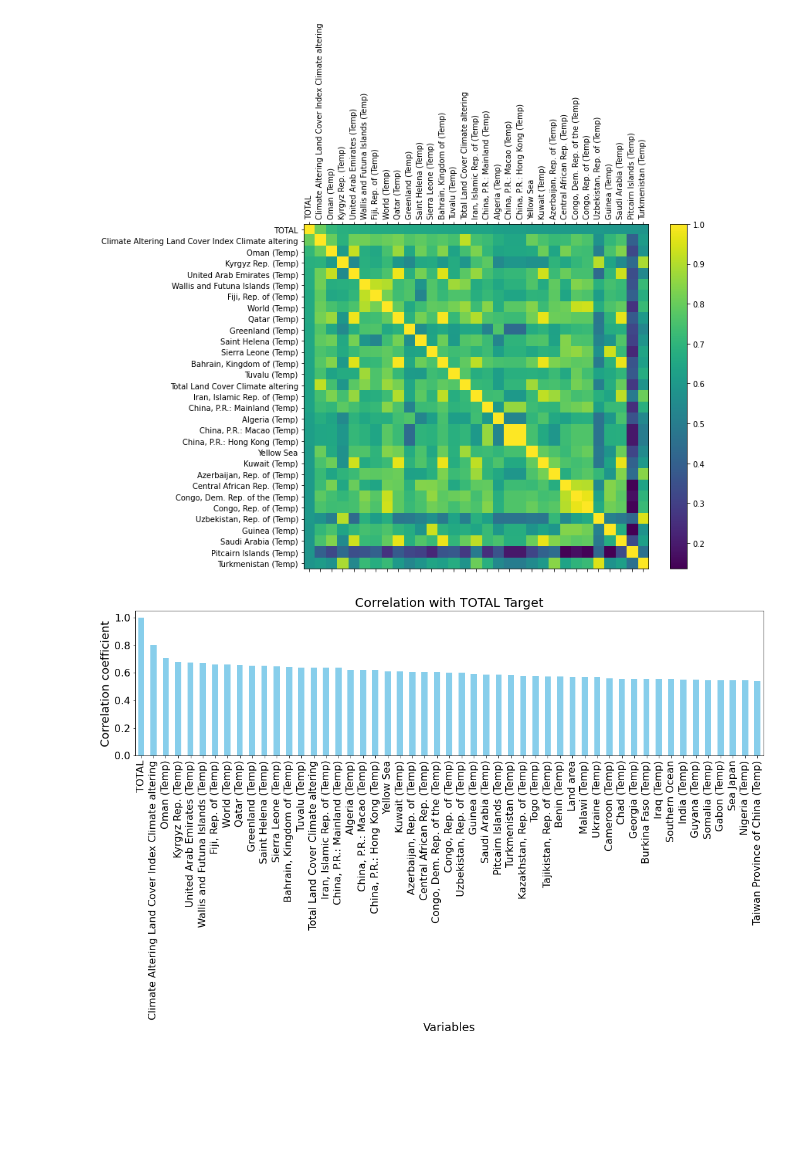
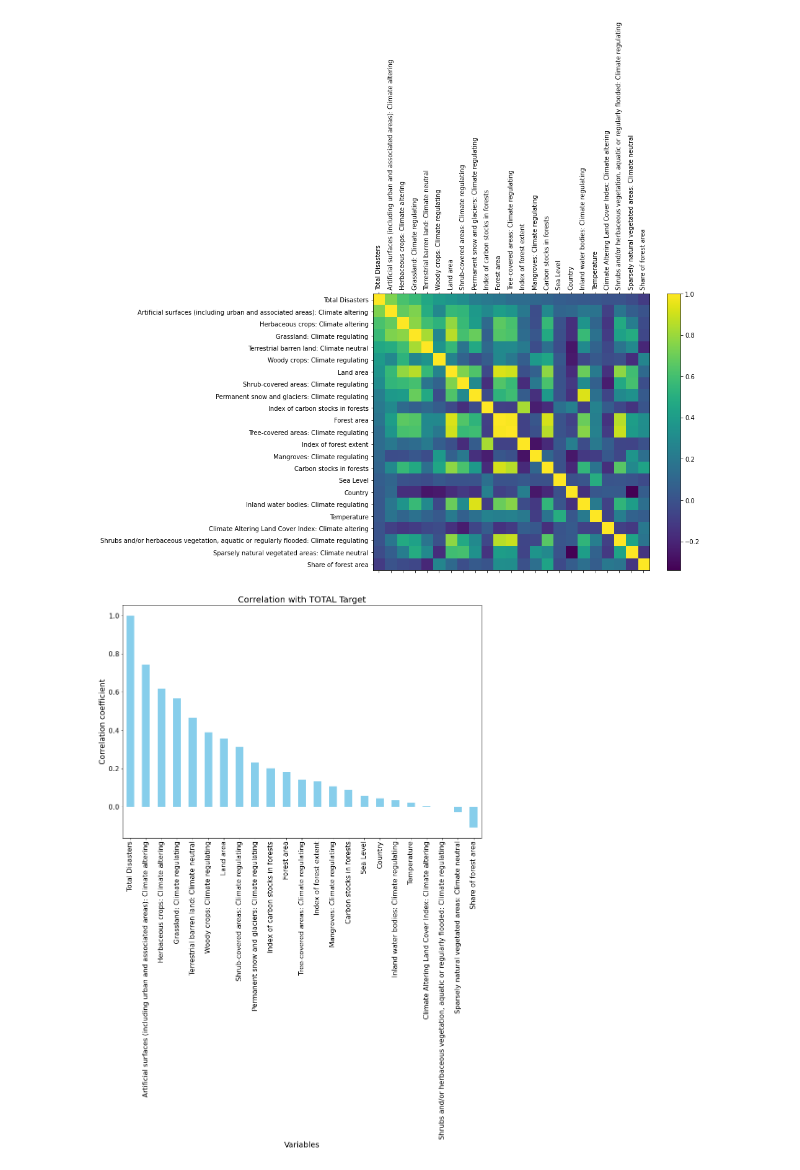
Before and after one commit to AtaishNehra/Climate-Induced-Disaster-Predictor, a Jupyter notebook: 03_DataLoad.ipynb, the cells around one changed output. Drawn from its saved outputs; the diff is of its cells as text; code cells hidden in the pictures; blank space fills up the shorter version.

```diff
--- a/03_DataLoad.ipynb
+++ b/03_DataLoad.ipynb
@@ -58,37 +124,35 @@ df.describe()
 import matplotlib.pyplot as plt
 
 # Find top 30 correlated features to the predictor TOTAL and get the column names
-corr_cols = df.drop(columns=['Year']).corr().loc[:,['TOTAL']].dropna().sort_values(by=['TOTAL'], ascending=False, axis=0).head(31).T.columns.tolist()
+corr_cols = train_eda_df.corr().loc[:,['Total Disasters']].dropna().sort_values(by=['Total Disasters'], ascending=False, axis=0).head(31).T.columns.tolist()
 
 # Plot correlation of the top 30 correlated features including TOTAL
 plt.figure(figsize=(10, 8))
-plt.matshow(df.loc[:, corr_cols].corr(), fignum=1)
+plt.matshow(train_eda_df.loc[:, corr_cols].corr(), fignum=1)
 plt.xticks(range(len(corr_cols)), corr_cols, rotation=90)
 plt.yticks(range(len(corr_cols)), corr_cols)
 
 plt.colorbar()
 plt.show()
 # %% [output]
-[figure, old version]
+[figure, new version]
 # %%
-target = 'TOTAL'
-acc_cols = [col for col in df.columns if col != 'Year']
-best_feats = df.loc[:, acc_cols].corr().sort_values(by=[target], ascending=False, axis=0)[target].head(51) # .reset_index()
-# best_feats.set_index('index', inplace=True)
-# best_feats = best_feats.loc[best_feats[target] >= 0.6, :]
-# best_feats = best_feats[target]
+# Target label
+target = 'Total Disasters'
+# Find best correlated features
+best_feats = train_eda_df.corr().sort_values(by=[target], ascending=False, axis=0)[target]
 
+# Display best features as bar graph
 plt.rcParams.update({'font.size': 14})
-
 plt.figure(figsize=(15, 10))
 best_feats.plot(kind='bar', color='skyblue')
 plt.title('Correlation with TOTAL Target', fontsize=20)
 plt.xlabel('Variables', fontsize=18)
 plt.ylabel('Correlation coefficient', fontsize=18)
 plt.xticks(rotation=90, fontsize=16)
 plt.yticks(fontsize=16)
 plt.tight_layout()
 plt.savefig('./images/corr_plot.png', dpi=300, bbox_inches='tight')
 plt.show()
 # %% [output]
-[figure, old version]
+[figure, new version]
```
Also changed, not shown: parts of 12 cells of this notebook, 21 other files.
